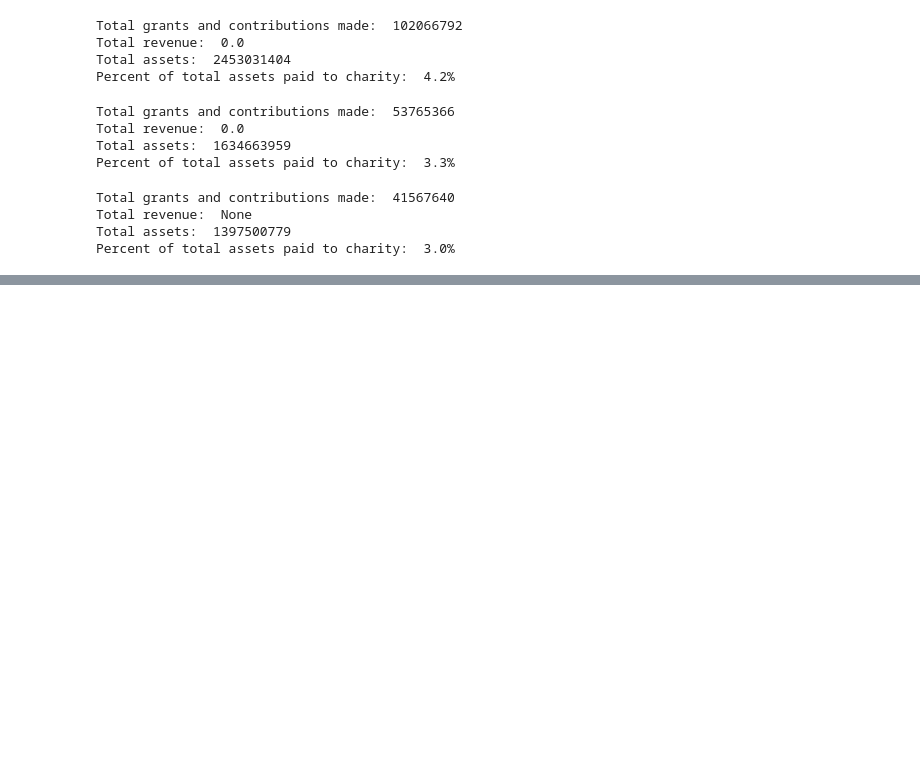
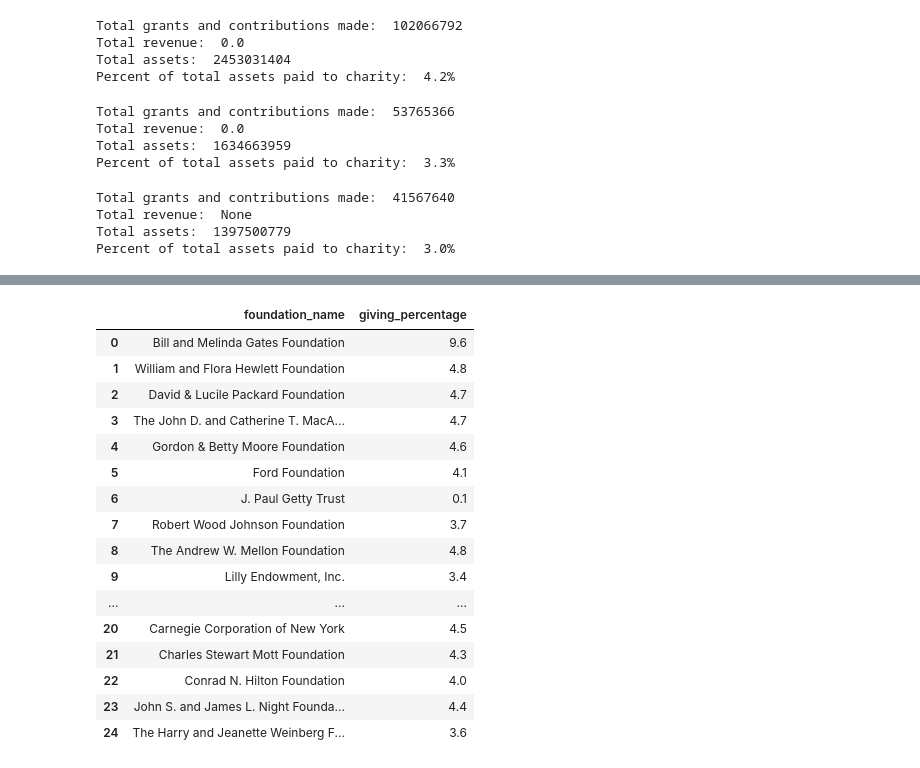
Before and after one commit to rachaelshockey/dat129_API_mini-project, a Jupyter notebook: API_guidestar.ipynb, the cells around one changed output, grey strips where cells are left out. Cells and saved outputs as stored; diff of their text form; code cells hidden in the pictures; blank space fills up the shorter version.

```diff
--- a/API_guidestar.ipynb
+++ b/API_guidestar.ipynb
@@ -118,0 +137,46 @@ So far, only one foundation I've checked on through this API gave away more than
+# %%
+import pandas as pd
+
+def get_charity_df():
+    """takes in a dictionary of foundation entity names and corresponding giving rates and converts the dict to
+    a pandas dataframe for analysis"""
+
+    fdn_giving_rates = { 'foundation_name': ['Bill and Melinda Gates Foundation', 'William and Flora Hewlett Foundation',
+                    'David & Lucile Packard Foundation', 'The John D. and Catherine T. MacArthur Foundation',
+                    'Gordon & Betty Moore Foundation',  'Ford Foundation', 'J. Paul Getty Trust', 'Robert Wood Johnson Foundation',
+                    'The Andrew W. Mellon Foundation', 'Lilly Endowment, Inc.', 'The William Penn Foundation', 'The Rockefeller Foundation',
+                    'The Leona M. and Harry B. Helmsley Charitable Trust', 'Kresge Foundation', 'Foundation to Promote Open Society',
+                    'The Annie E. Casey Foundation', 'The Duke Endowment', 'The Bloomberg Family Foundation, Inc.',
+                    'Robert W. Woodruff Foundation, Inc.', 'The Susan Thompson Buffett Foundation', 'Carnegie Corporation of New York',
+                    'Charles Stewart Mott Foundation', 'Conrad N. Hilton Foundation', 'John S. and James L. Night Foundation',
+                    'The Harry and Jeanette Weinberg Foundation, Inc.'],
+                    'giving_percentage': [9.6, 4.8, 4.7, 4.7, 4.6, 4.1, 0.1, 3.7, 4.8, 3.4, 4.6, 3.7, 4.6, 3.7, 4.8, 3.6,
+                                         4.4, 4.9, 3.4, 26.4, 4.5, 4.3, 4.0, 4.4, 3.6]
+
+    }
+    # To control for outliers and mismatched data, this list excludes private family foundations from the top 50
+    # that underreport their assets on their tax forms (W.K. Kellogg Foundation)
+
+    charity_df = pd.DataFrame(data=fdn_giving_rates)
+
+    return charity_df
+
+get_charity_df()
+# %% [output]
+|  | foundation_name | giving_percentage |
+| 0 | Bill and Melinda Gates Foundation | 9.6 |
+| 1 | William and Flora Hewlett Foundation | 4.8 |
+| 2 | David & Lucile Packard Foundation | 4.7 |
+| 3 | The John D. and Catherine T. MacA... | 4.7 |
+| 4 | Gordon & Betty Moore Foundation | 4.6 |
+| 5 | Ford Foundation | 4.1 |
+| 6 | J. Paul Getty Trust | 0.1 |
+| 7 | Robert Wood Johnson Foundation | 3.7 |
+| 8 | The Andrew W. Mellon Foundation | 4.8 |
+| 9 | Lilly Endowment, Inc. | 3.4 |
+| ... | ... | ... |
+| 20 | Carnegie Corporation of New York | 4.5 |
+| 21 | Charles Stewart Mott Foundation | 4.3 |
+| 22 | Conrad N. Hilton Foundation | 4.0 |
+| 23 | John S. and James L. Night Founda... | 4.4 |
+| 24 | The Harry and Jeanette Weinberg F... | 3.6 |
```
Also changed, not shown: parts of 14 cells of this notebook.
